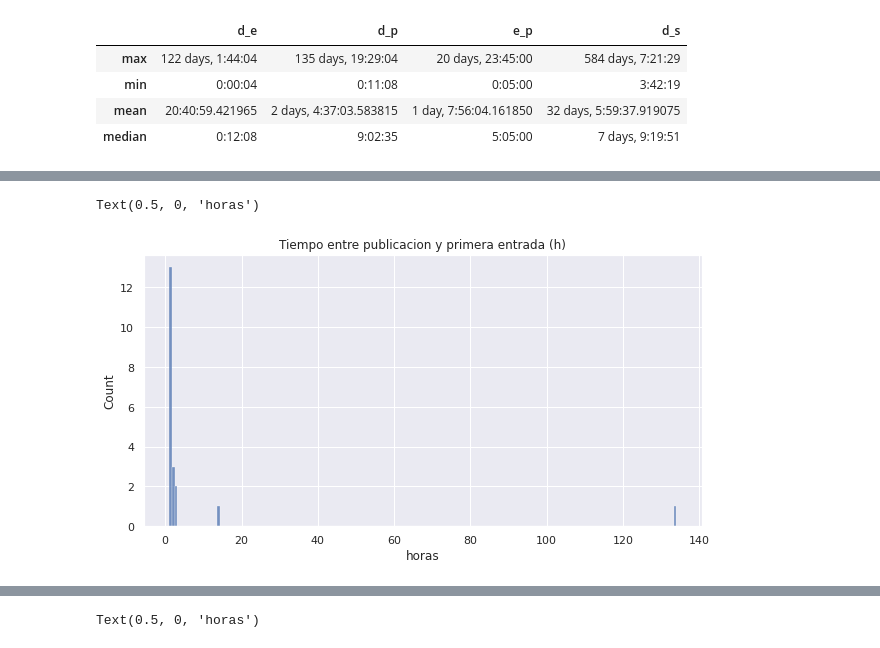
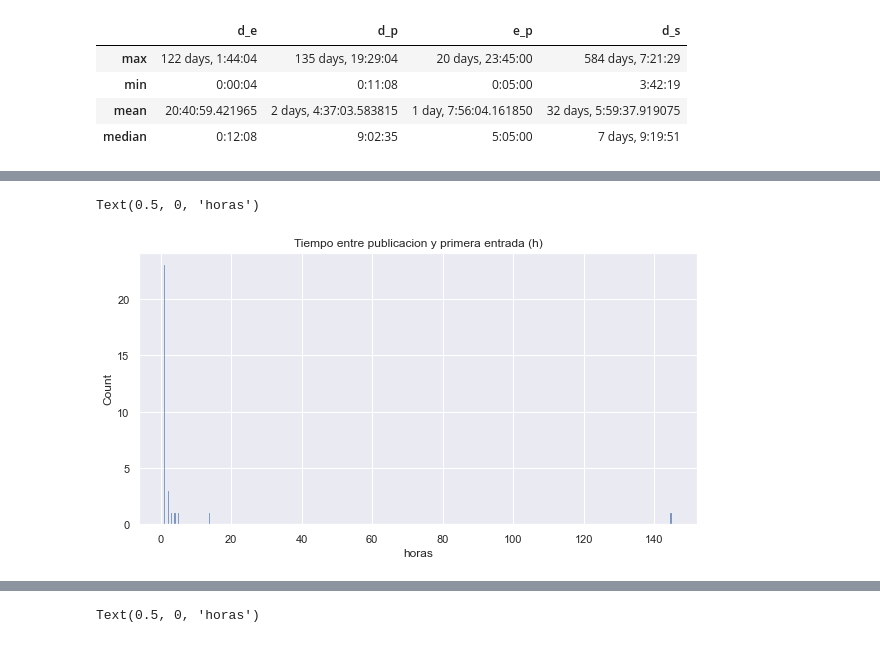
Before and after one commit to joankenobi/analisis_de_datos_copy_trading, a Jupyter notebook: Proyecto/notebooks/Exploracion_de_los_datos_pasantias.ipynb, the cells around one changed output, grey strips where cells are left out. Saved outputs shown, nothing was run; the diff lists cells and outputs as text; code cells hidden in the pictures.

Commit message:
graficas de tiempo en la operacion calculadas

```diff
--- a/Proyecto/notebooks/Exploracion_de_los_datos_pasantias.ipynb
+++ b/Proyecto/notebooks/Exploracion_de_los_datos_pasantias.ipynb
@@ -429,18 +421,0 @@ See the caveats in the documentation: https://pandas.pydata.org/pandas-docs/stab
-# %%
-#construir df para graficar
-
-canal='Federal Russian Insiders VIP Free'
-
-df_prf=df_sygnals_2.groupby(["channel"]).get_group(canal)
-#df_prf["quantity"]=df_prf.agg(lambda x: (dict(df_prf.value_counts("symbol"))[x["symbol"]]/len(df_prf["symbol"].unique()))*100,axis=1)
-#df_prf.sort_values("quantity",ascending=False)
-
-
-
-sns.set(rc={'figure.figsize':(10,15)},font_scale=1)
-sns.histplot(df_prf, y="d_e", hue= 'is_profit', multiple="dodge",palette="Set1")
-plt.title(canal)
-
-
-print(f"""cantidad de symbolos {len(df_prf["symbol"].unique())}""")
-print(f"""cantidad por symbolo {df_prf.value_counts("symbol").head(7)}""")
@@ -462,0 +422,4 @@ df_sygnals_2
+# %%
+df_sygnals_2_group=df_sygnals_2.groupby(["channel","is_profit"])
+# %%
+profit_type=df_sygnals_2["is_profit"].dropna().unique()
@@ -480,0 +456,12 @@ df_sygnals_2[mask][['d_e', 'd_p', 'e_p', 'd_s']].transform(lambda x: round(x/360
+# %%
+sns.set(style="darkgrid")
+
+fig, axs = plt.subplots(2, 2, figsize=(20, 10))
+
+plt.subplot()
+
+sns.histplot(data=df_sygnals_2_group.get_group((channels[0],profit_type[1])).value_counts('d_e').sort_values(ascending=False), label=channels[0], color="red", ax=axs[0])
+sns.histplot(data=df_sygnals_2_group.get_group((channels[1],profit_type[1])).value_counts('d_e').sort_values(ascending=False), label=channels[1], color="skyblue", ax=axs[1])
+sns.histplot(data=df_sygnals_2_group.get_group((channels[2],profit_type[1])).value_counts('d_e').sort_values(ascending=False), label=channels[2], color="olive", ax=axs[2])
+sns.histplot(data=df_sygnals_2_group.get_group((channels[3],profit_type[1])).value_counts('d_e').sort_values(ascending=False), label=channels[3], color="green", ax=axs[3])
+plt.show()
@@ -481,8 +529,8 @@ df_sygnals_2[mask][['d_e', 'd_p', 'e_p', 'd_s']].transform(lambda x: round(x/360
 # %%
 sns.set(rc={'figure.figsize':(10,5)},font_scale=1)
-sns.histplot(df_sygnals_2[mask][['d_e', 'd_p', 'e_p', 'd_s']].transform(lambda x: round(x/3600)).astype(int).value_counts('d_e'))
+sns.histplot(data=dict(df_sygnals_2_group.get_group((channels[0],profit_type[1])).value_counts('d_e')))
 plt.title("Tiempo entre publicacion y primera entrada (h)")
 plt.xlabel("horas")
 # %% [output]
 Text(0.5, 0, 'horas')
-[figure, old version]
+[figure, new version]
```
Also changed, not shown: parts of 21 cells of this notebook.
